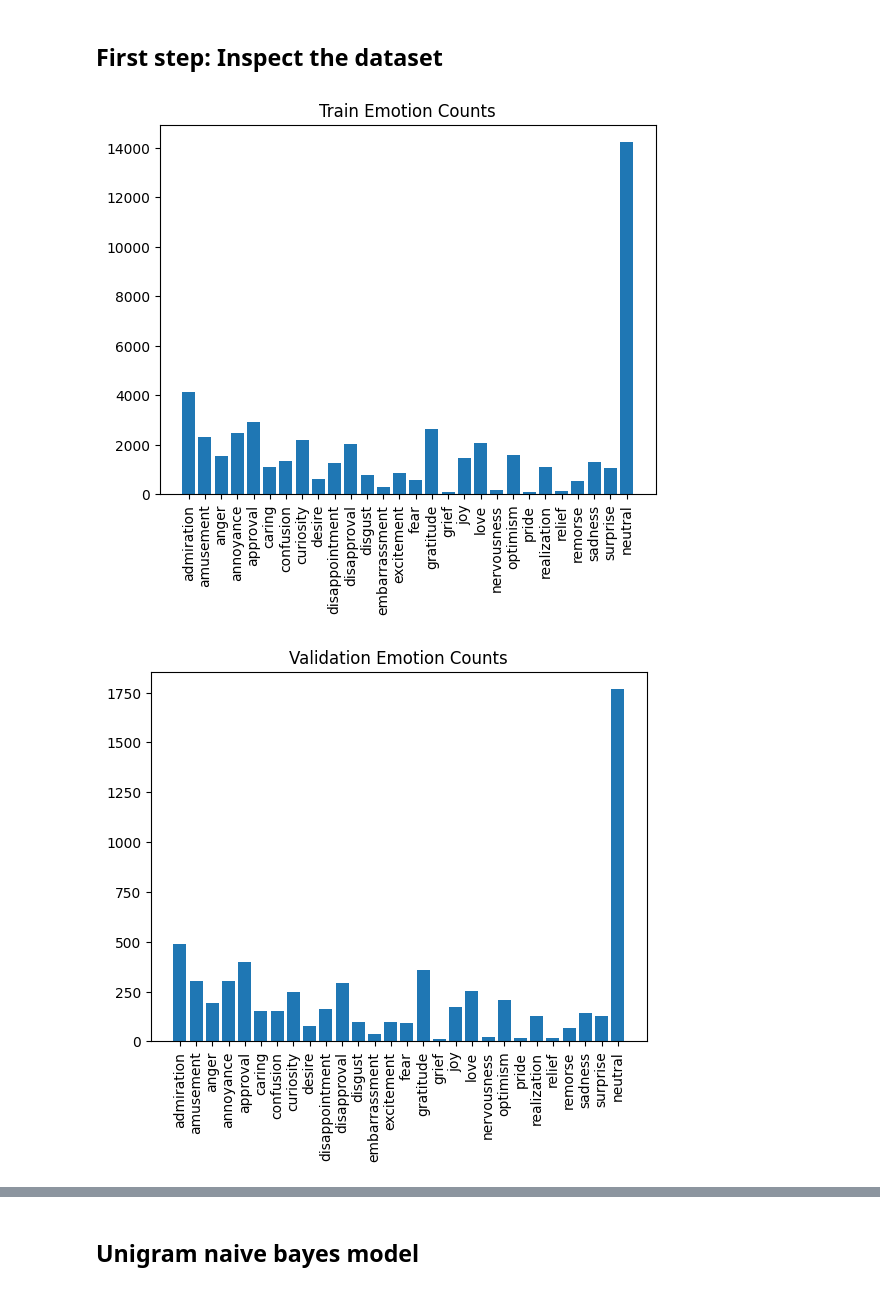
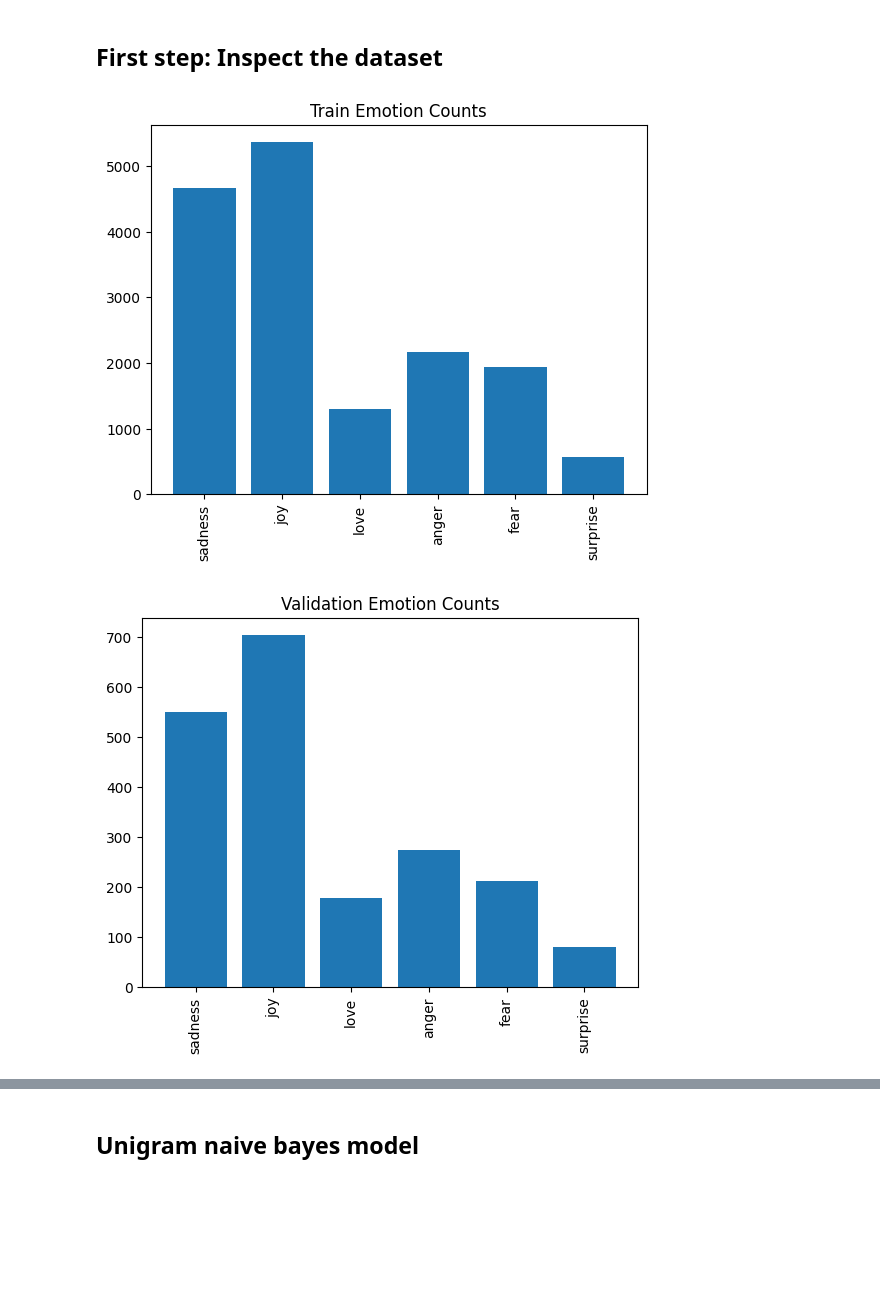
Before and after one commit to thomasjuin1/EmotionClassification, a Jupyter notebook: naives_bayes.ipynb, the cells around one changed output, grey strips where cells are left out. Saved outputs shown, nothing was run; the diff lists cells and outputs as text; code cells hidden in the pictures; blank space fills up the shorter version.

Commit message:
feat: now using twitter dataset

```diff
--- a/naives_bayes.ipynb
+++ b/naives_bayes.ipynb
@@ -23,8 +23,14 @@ Successfully installed datasets-3.1.0 dill-0.3.8 fsspec-2024.9.0 multiprocess-0.
 # %%
 from datasets import load_dataset
 
-ds = load_dataset("google-research-datasets/go_emotions", "simplified")
+ds = load_dataset("dair-ai/emotion", "split")
+
+# ds = load_dataset("google-research-datasets/go_emotions", "simplified")
 
 train_set = ds["train"]
 val_set = ds["validation"]
 test_set = ds["test"]
+
+train_set = train_set.map(lambda x: {"text": x["text"], "labels": [x["label"]]})
+val_set = val_set.map(lambda x: {"text": x["text"], "labels": [x["label"]]})
+test_set = test_set.map(lambda x: {"text": x["text"], "labels": [x["label"]]})
@@ -91,19 +100,27 @@ def get_emotion_counts(dataset):
 # %%
 train_emotion_counts = get_emotion_counts(train_set)
 val_emotion_counts = get_emotion_counts(val_set)
 test_emotion_counts = get_emotion_counts(test_set)
 
 import matplotlib.pyplot as plt
 
 def plot_emotion_counts(emotion_counts, title):
     plt.bar(emotion_counts.keys(), emotion_counts.values())
     plt.title(title)
     plt.xticks(rotation=90)
     plt.show()
 
+def plot_emotion_counts_as_percentages(emotion_counts, title):
+    total = sum(emotion_counts.values())
+    percentages = {emotion: count / total for emotion, count in emotion_counts.items()}
+    plt.bar(percentages.keys(), percentages.values())
+    plt.title(title)
+    plt.xticks(rotation=90)
+    plt.show()
+
 plot_emotion_counts(train_emotion_counts, "Train Emotion Counts")
 plot_emotion_counts(val_emotion_counts, "Validation Emotion Counts")
 plot_emotion_counts(test_emotion_counts, "Test Emotion Counts")
 # %% [output]
-[figure, old version]
+[figure, new version]
-[figure, old version]
+[figure, new version]
```
Also changed, not shown: parts of 4 cells of this notebook.
